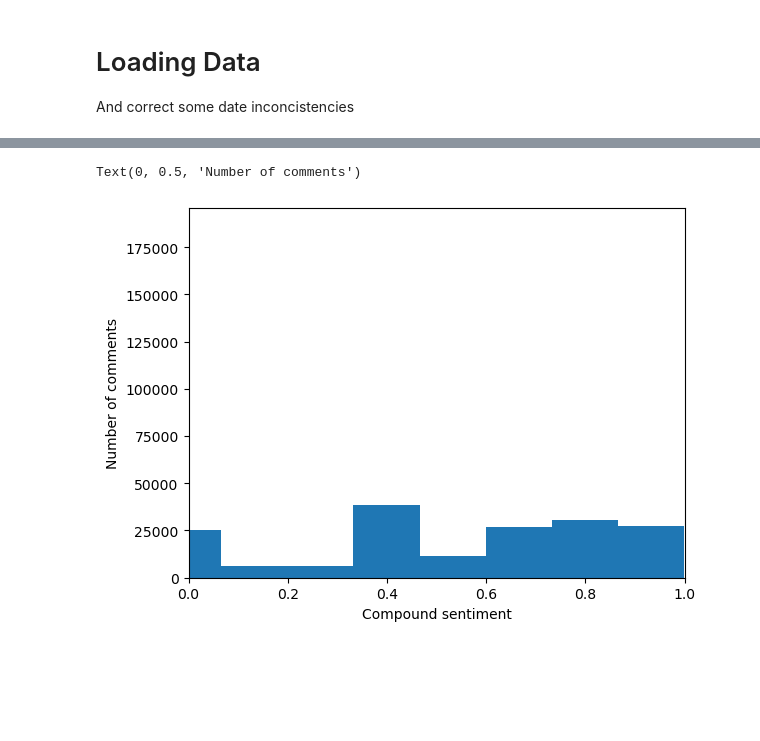
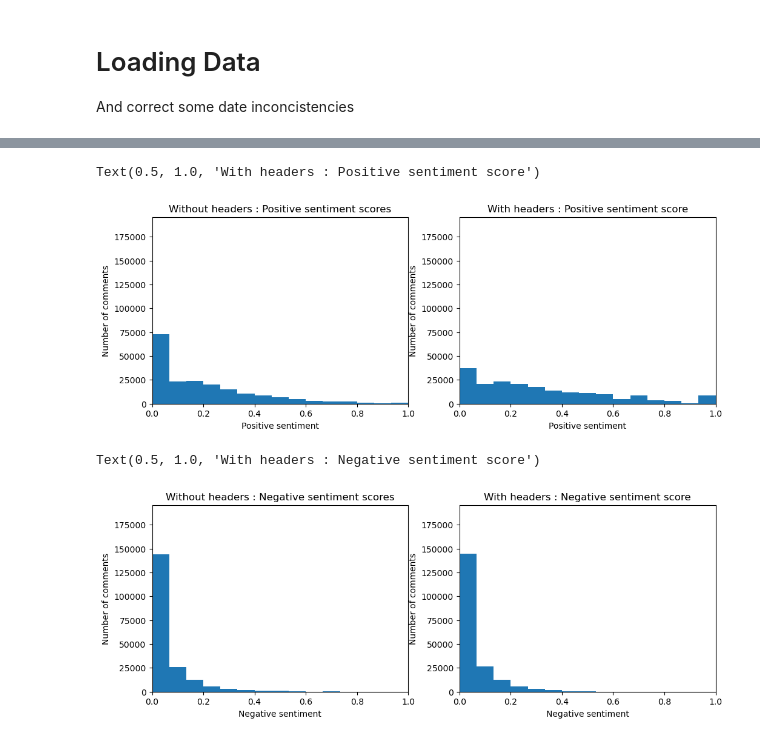
Before and after one commit to epfl-ada/ada-2023-project-abracadabra, a Jupyter notebook: Sentiment_analysis.ipynb, the cells around one changed output, grey strips where cells are left out. Cells and saved outputs as stored; diff of their text form; code cells hidden in the pictures; blank space fills up the shorter version.

```diff
--- a/Sentiment_analysis.ipynb
+++ b/Sentiment_analysis.ipynb
@@ -232,12 +233,50 @@ Text(0, 0.5, 'Number of comments')
-# %%
-total_sent = []
-#iterate through the sentences, get polarity scores, choose a value
-[total_sent.append(analyzer.polarity_scores(sent)['compound']) for sent in doc]
-plt.hist(total_sent,bins=15)
-plt.xlim([0,1])
-plt.ylim([0,195647])
-plt.xlabel('Compound sentiment')
-plt.ylabel('Number of comments')
-# %% [output]
-Text(0, 0.5, 'Number of comments')
-[figure, removed]
+# %%
+positive_sent = []
+[positive_sent.append(analyzer.polarity_scores(sent)['pos']) for sent in doc]
+
+positive_sent_with_headers = []
+[positive_sent_with_headers.append(analyzer.polarity_scores(sent)['pos']) for sent in doc_with_headers]
+
+fig, axs = plt.subplots(1, 2, figsize=(12, 4))
+
+axs[0].hist(positive_sent, bins=15)
+axs[0].set_xlim([0, 1])
+axs[0].set_ylim([0, 195647])
+axs[0].set_xlabel('Positive sentiment')
+axs[0].set_ylabel('Number of comments')
+axs[0].set_title('Without headers : Positive sentiment scores')
+
+axs[1].hist(positive_sent_with_headers, bins=15)
+axs[1].set_xlim([0, 1])
+axs[1].set_ylim([0, 195647])
+axs[1].set_xlabel('Positive sentiment')
+axs[1].set_ylabel('Number of comments')
+axs[1].set_title('With headers : Positive sentiment score')
+# %% [output]
+Text(0.5, 1.0, 'With headers : Positive sentiment score')
+[figure, added]
+# %%
+negative_sent = []
+[negative_sent.append(analyzer.polarity_scores(sent)['neg']) for sent in doc]
+
+negative_sent_with_headers = []
+[negative_sent_with_headers.append(analyzer.polarity_scores(sent)['neg']) for sent in doc_with_headers]
+
+fig, axs = plt.subplots(1, 2, figsize=(12, 4))
+
+axs[0].hist(negative_sent, bins=15)
+axs[0].set_xlim([0, 1])
+axs[0].set_ylim([0, 195647])
+axs[0].set_xlabel('Negative sentiment')
+axs[0].set_ylabel('Number of comments')
+axs[0].set_title('Without headers : Negative sentiment scores')
+
+axs[1].hist(negative_sent_with_headers, bins=15)
+axs[1].set_xlim([0, 1])
+axs[1].set_ylim([0, 195647])
+axs[1].set_xlabel('Negative sentiment')
+axs[1].set_ylabel('Number of comments')
+axs[1].set_title('With headers : Negative sentiment score')
+# %% [output]
+Text(0.5, 1.0, 'With headers : Negative sentiment score')
+[figure, added]
```
Also changed, not shown: parts of 24 cells of this notebook.
